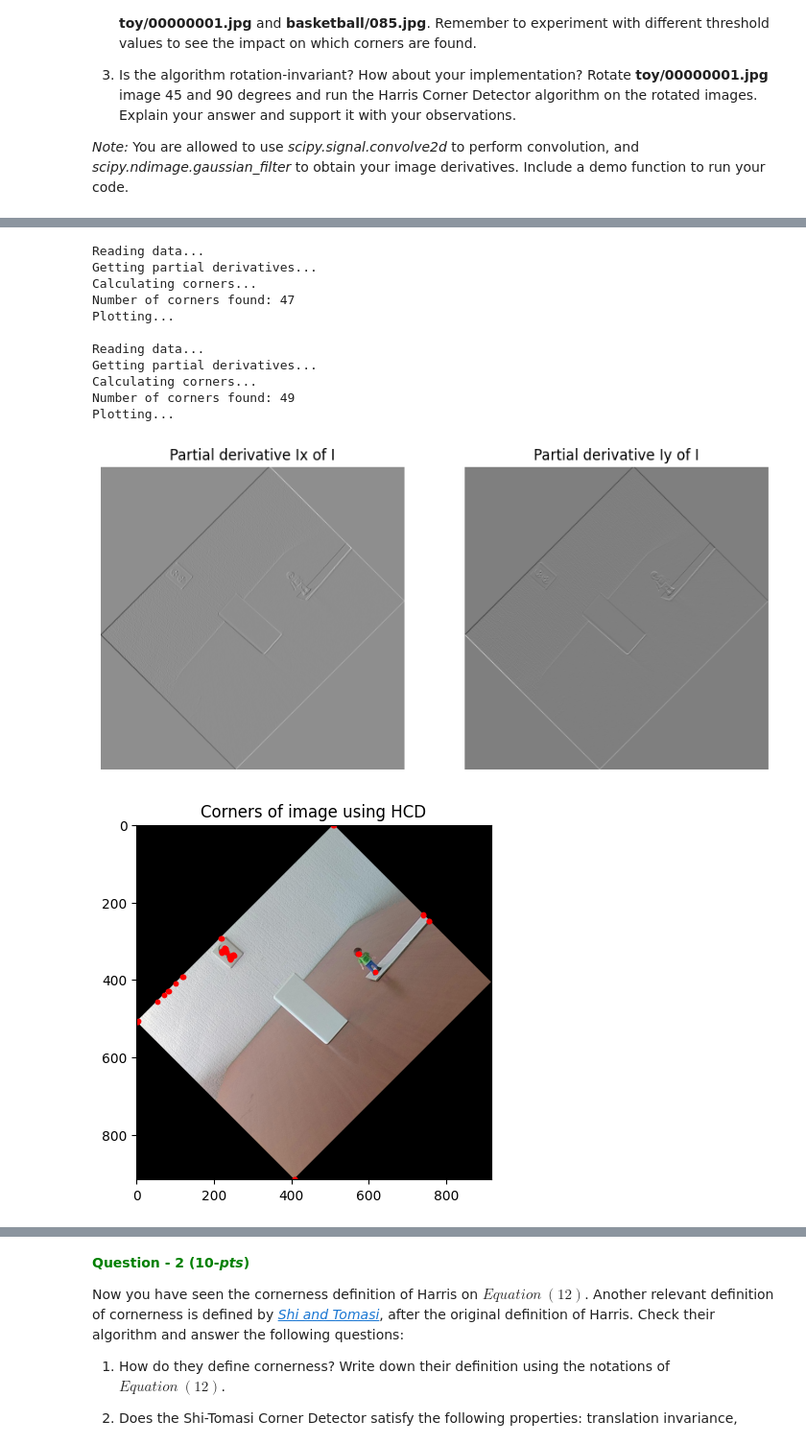
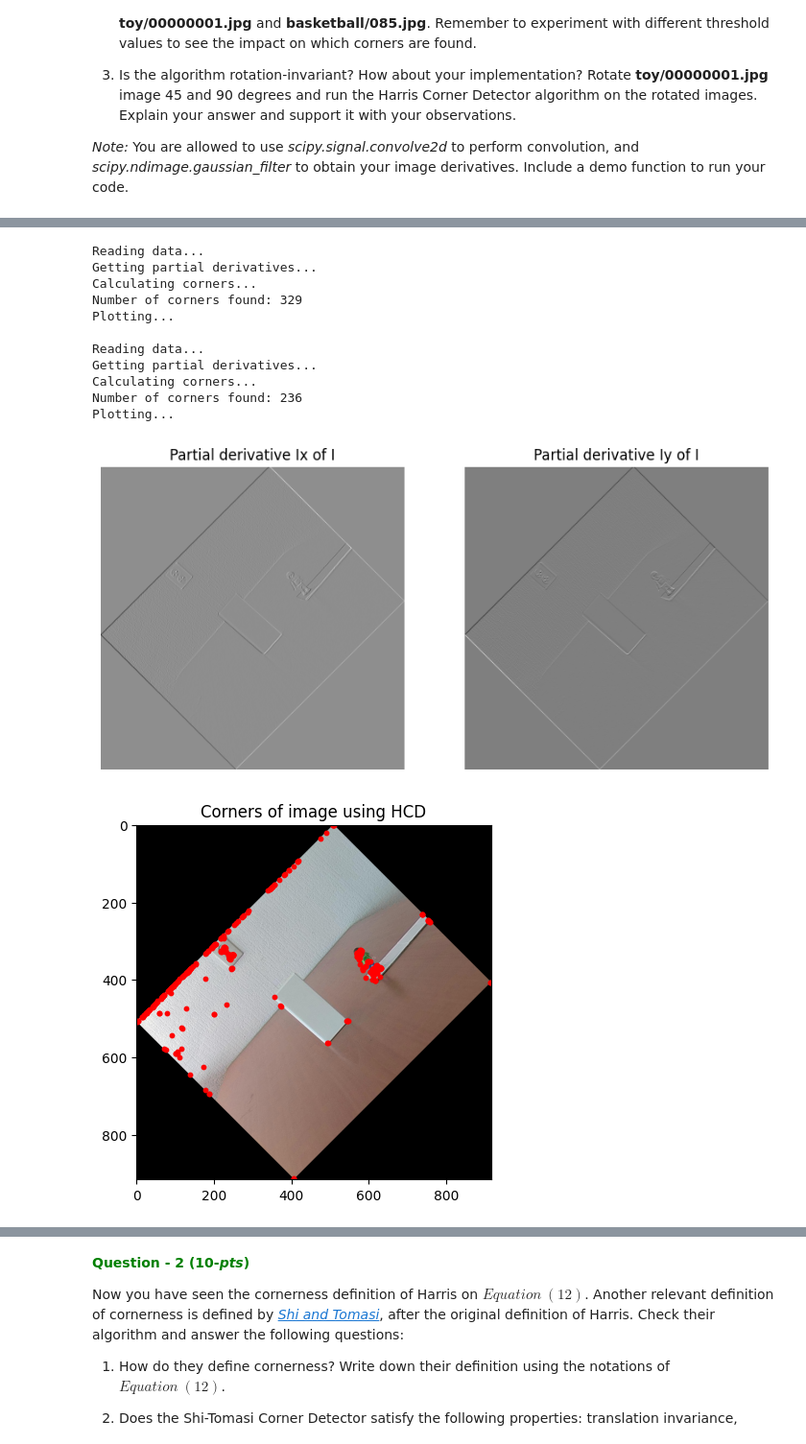
Before and after one commit to joangog/computer-vision-1, a Jupyter notebook: lab3/13486578_12167320_14334739.ipynb, the cells around one changed output, grey strips where cells are left out. Shown at 96% size. Drawn from its saved outputs; the diff is of its cells as text; code cells hidden in the pictures.

```diff
--- a/lab3/13486578_12167320_14334739.ipynb
+++ b/lab3/13486578_12167320_14334739.ipynb
@@ -120,34 +120,14 @@ def get_I_y(I):  # Partial derivative of intensity I by y
     return I_y
 
 
-def get_window_sum(X, W_size):  # Sums all elements of a sliding window through X
-
-    sum_X = np.zeros(X.shape)
-
-    W_offset = int((W_size - 1) / 2)  # Offset from the center (x,y) to get the window elements
-
-    for x in range(X.shape[0]):
-        for y in range(X.shape[1]):
-
-            # Get window limits around center (x,y)
-            x_min = x - W_offset if x - W_offset >= 0 else 0
-            x_max = x + W_offset if x + W_offset <= X.shape[0] else X.shape[0]
-            y_min = y - W_offset if y - W_offset >= 0 else 0
-            y_max = y + W_offset if y + W_offset <= X.shape[1] else X.shape[1]
-
-            sum_X[x,y] = np.sum(X[x_min:x_max, y_min:y_max])
-
-    return sum_X
-
-
 def get_H(I, W_size, sigma):  # Cornerness function
 
     I_x = get_I_x(I)
     I_y = get_I_y(I)
 
-    A = get_window_sum(gaussian_filter(I_x**2, sigma), W_size)
-    B = get_window_sum(gaussian_filter(I_x * I_y, sigma), W_size)
-    C = get_window_sum(gaussian_filter(I_y**2, sigma), W_size)
+    A = gaussian_filter(I_x**2, sigma)
+    B = gaussian_filter(I_x * I_y, sigma)
+    C = gaussian_filter(I_y**2, sigma)
 
     H = (A*C - B**2) - 0.04*(A + C)**2
     H = (H - np.min(H)) / np.max(H - np.min(H))  # Normalize H so that the threshold selection can be between 0 and 1
@@ -254,23 +234,23 @@ The HCD algorithm uses the scores of the cornerness matrix H to find the points
 # %%
 # Q1.3
 
 # Toy rotated by 45 degrees
-run_HCD(img_dir='./data/toy/00000005.jpg', W_size=3, sigma=0.01, thresh=0.19, deg=45)
+run_HCD(img_dir='./data/toy/00000005.jpg', W_size=3, sigma=0.6, thresh=0.23, deg=45)
 
 # Toy rotated by 90 degrees
-run_HCD(img_dir='./data/toy/00000005.jpg', W_size=3, sigma=0.01, thresh=0.09, deg=90)
+run_HCD(img_dir='./data/toy/00000005.jpg', W_size=3, sigma=0.6, thresh=0.18, deg=90)
 # %% [output]
 Reading data...
 Getting partial derivatives...
 Calculating corners...
-Number of corners found: 47
+Number of corners found: 329
 Plotting...
 
 Reading data...
 Getting partial derivatives...
 Calculating corners...
-Number of corners found: 49
+Number of corners found: 236
 Plotting...
 [figure]
-[figure, old version]
+[figure, new version]
 [figure]
```
Also changed, not shown: parts of 6 cells of this notebook.
